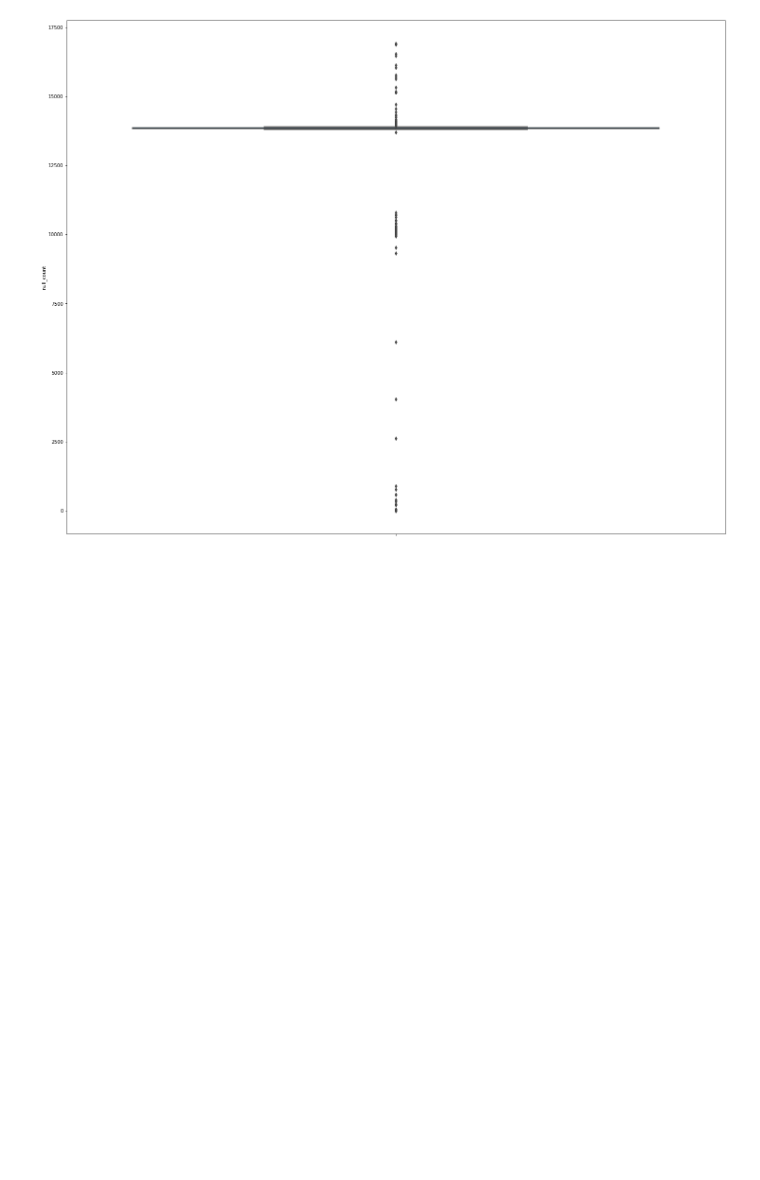
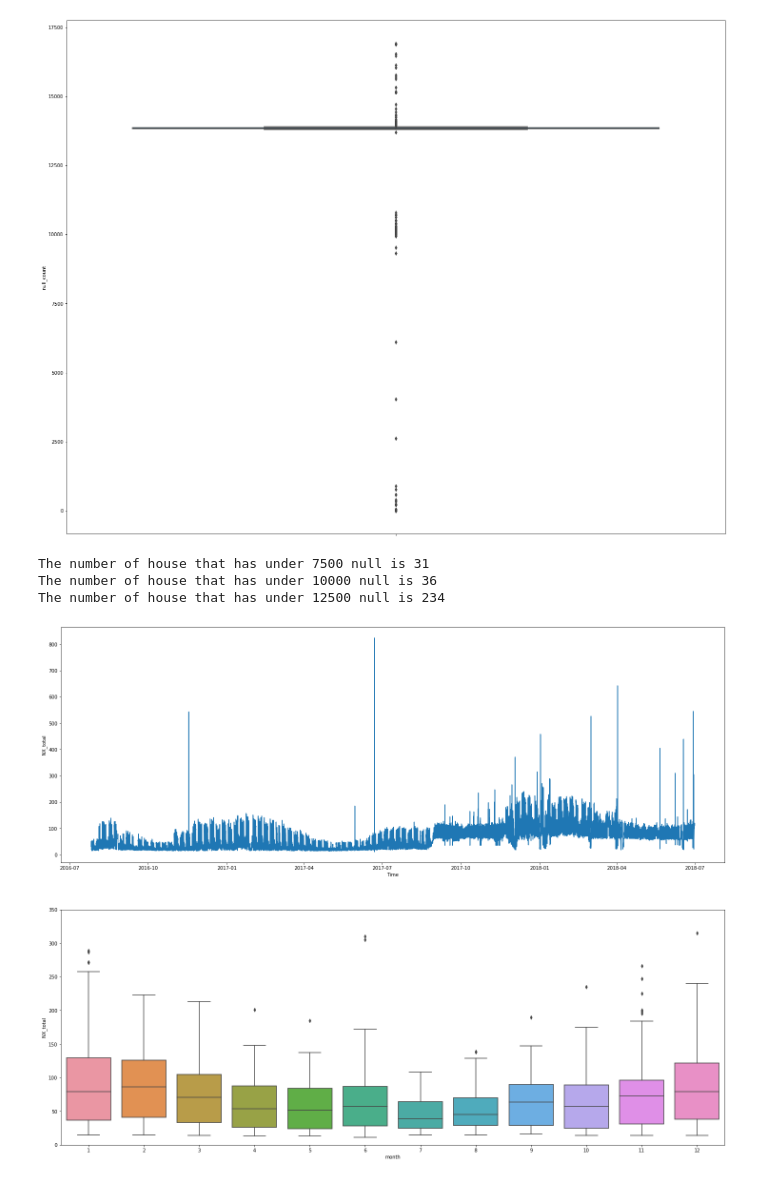
Before and after one commit to Kiminjo/electricity_usage_forecast, a Jupyter notebook: feature_engineering.ipynb, the cells around one changed output. Cells and saved outputs as stored; diff of their text form; code cells hidden in the pictures; blank space fills up the shorter version.

Commit message:
remove example file and add null counting

```diff
--- a/feature_engineering.ipynb
+++ b/feature_engineering.ipynb
@@ -62,3 +66,25 @@ sns.boxplot(y = 'null_count', ax = ax, data = null_counts)
 plt.show()
 # %% [output]
 [figure]
+# %%
+print('The number of house that has under 7500 null is {0}'.format(len(null_counts[null_counts['null_count'] < 7500])))
+print('The number of house that has under 10000 null is {0}'.format(len(null_counts[null_counts['null_count'] < 10000])))
+print('The number of house that has under 12500 null is {0}'.format(len(null_counts[null_counts['null_count'] < 12500])))
+# %% [output]
+The number of house that has under 7500 null is 31
+The number of house that has under 10000 null is 36
+The number of house that has under 12500 null is 234
+# %%
+valuable_house = null_counts[null_counts['null_count'] < 12500]['columns']
+valuable_train = train[valuable_house]
+# %%
+valuable_train = preprocessing.make_sum_column(valuable_train)
+fig, ax = plt.subplots(2, 1, figsize = (25, 20))
+
+sns.lineplot(x = train.Time, y = valuable_train.NX_total, ax = ax[0])
+
+sns.boxplot(x = train.month, y = valuable_train.NX_total, ax = ax[1])
+plt.ylim(0, 350)
+plt.show()
+# %% [output]
+[figure, added]
```
Also changed, not shown: parts of 2 cells of this notebook, 3 other files.
